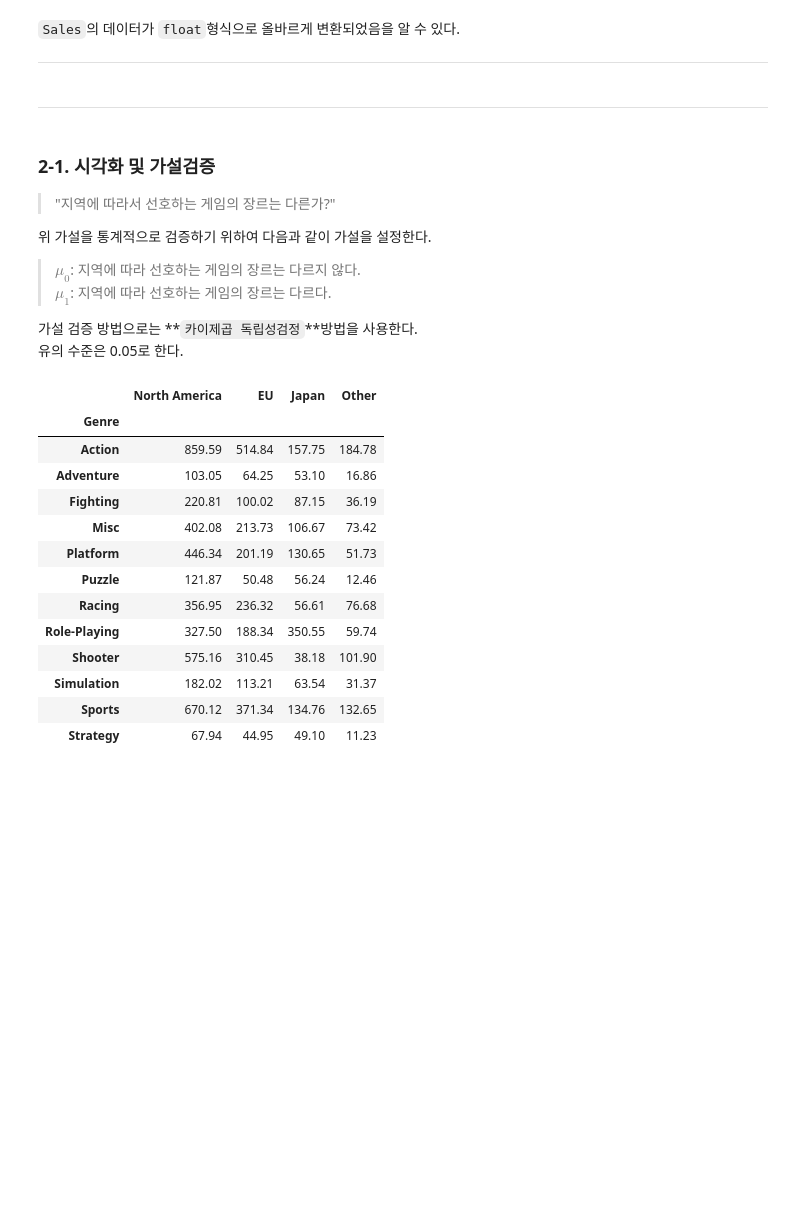
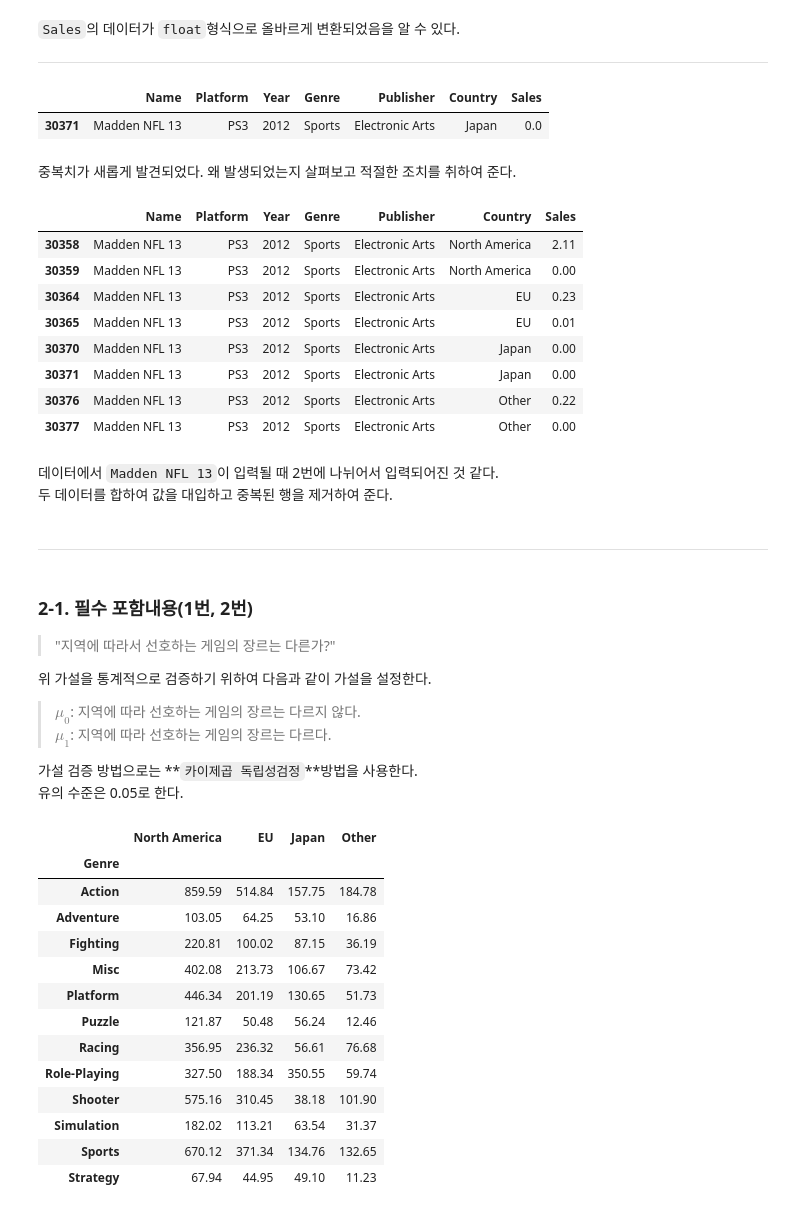
Before and after one commit to IlTACK-OH/Section1_project, a Jupyter notebook: Section1_project.ipynb, the cells around one changed output. Cells and saved outputs as stored; diff of their text form; code cells hidden in the pictures; blank space fills up the shorter version.

```diff
--- a/Section1_project.ipynb
+++ b/Section1_project.ipynb
@@ -486,10 +476,31 @@ memory usage: 3.5+ MB
 df = df_sub.copy()
 # %%
 df_sub = df.copy()
+# %%
+df_sub[df_sub.duplicated()]
+# %% [output]
+|  | Name | Platform | Year | Genre | Publisher | Country | Sales |
+| 30371 | Madden NFL 13 | PS3 | 2012 | Sports | Electronic Arts | Japan | 0.0 |
+# %% [markdown]
+중복치가 새롭게 발견되었다. 왜 발생되었는지 살펴보고 적절한 조치를 취하여 준다.
+# %%
+df_sub[(df_sub.Name=='Madden NFL 13')&(df_sub.Platform=='PS3')]
+# %% [output]
+|  | Name | Platform | Year | Genre | Publisher | Country | Sales |
+| 30358 | Madden NFL 13 | PS3 | 2012 | Sports | Electronic Arts | North America | 2.11 |
+| 30359 | Madden NFL 13 | PS3 | 2012 | Sports | Electronic Arts | North America | 0.00 |
+| 30364 | Madden NFL 13 | PS3 | 2012 | Sports | Electronic Arts | EU | 0.23 |
+| 30365 | Madden NFL 13 | PS3 | 2012 | Sports | Electronic Arts | EU | 0.01 |
+| 30370 | Madden NFL 13 | PS3 | 2012 | Sports | Electronic Arts | Japan | 0.00 |
+| 30371 | Madden NFL 13 | PS3 | 2012 | Sports | Electronic Arts | Japan | 0.00 |
+| 30376 | Madden NFL 13 | PS3 | 2012 | Sports | Electronic Arts | Other | 0.22 |
+| 30377 | Madden NFL 13 | PS3 | 2012 | Sports | Electronic Arts | Other | 0.00 |
+# %% [markdown]
+데이터에서 `Madden NFL 13`이 입력될 때 2번에 나뉘어서 입력되어진 것 같다.<br>두 데이터를 합하여 값을 대입하고 중복된 행을 제거하여 준다.
 # %% [markdown]
 ---
 # %% [markdown]
-### 2-1. 시각화 및 가설검증
+### 2-1. 필수 포함내용(1번, 2번)
 > "지역에 따라서 선호하는 게임의 장르는 다른가?"
 
 위 가설을 통계적으로 검증하기 위하여 다음과 같이 가설을 설정한다.<br>
```
Also changed, not shown: parts of 29 cells of this notebook.
